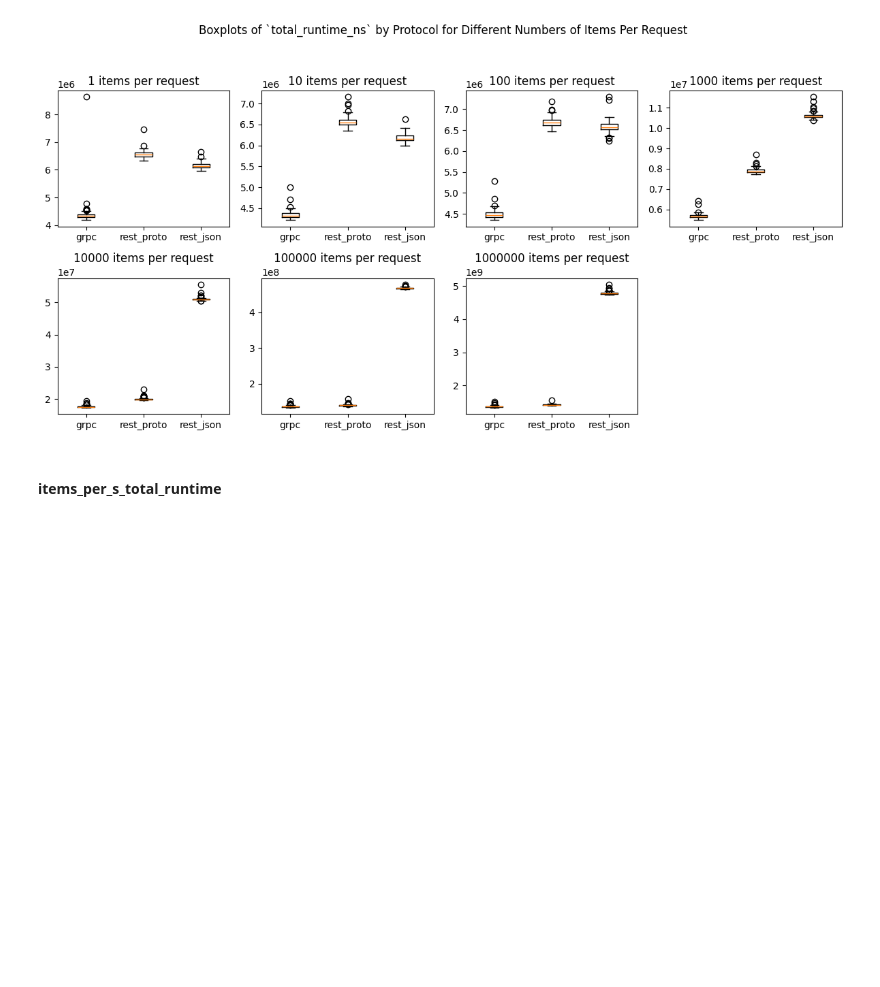
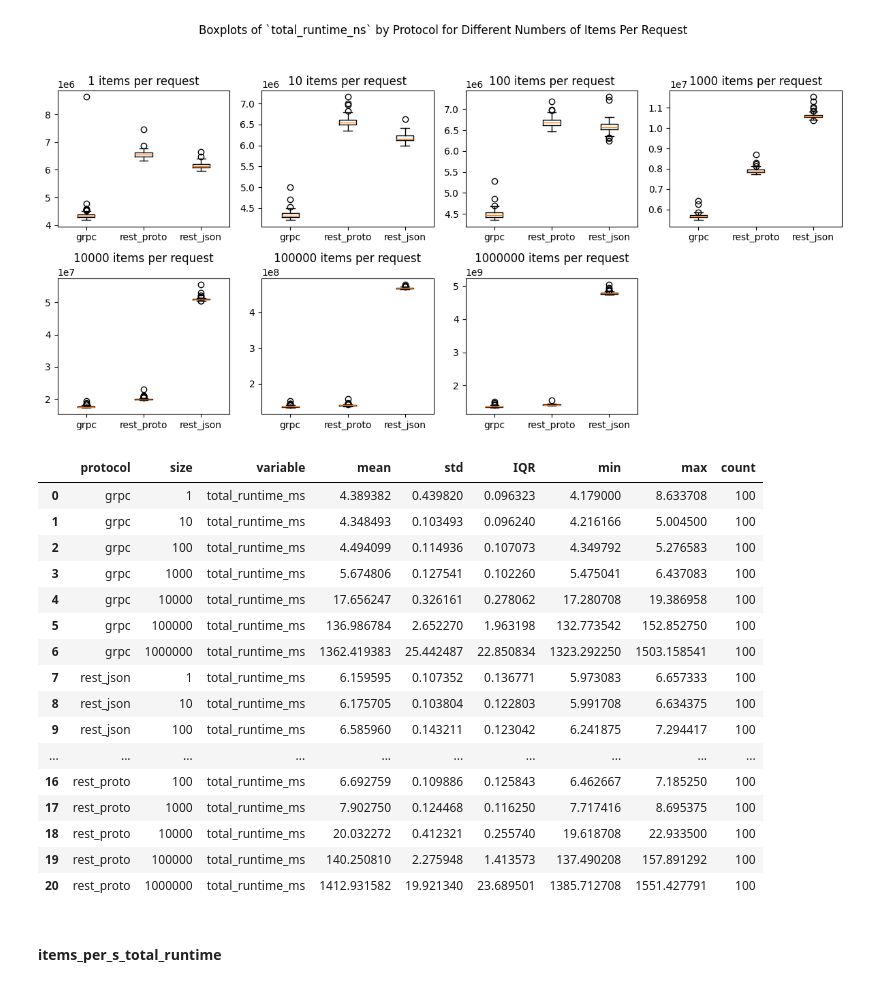
Before and after one commit to haochencoding/benchmark_grpc_proto_rest_json, a Jupyter notebook: data_analysis.ipynb, the cells around one changed output. Drawn from its saved outputs; the diff is of its cells as text; code cells hidden in the pictures; blank space fills up the shorter version.

```diff
--- a/data_analysis.ipynb
+++ b/data_analysis.ipynb
@@ -394,6 +395,26 @@ generate_desc_stats(df_latency, col='total_runtime_ns')
 boxplots_by_size(df_latency, col='total_runtime_ns')
 # %% [output]
 [figure]
+# %%
+generate_desc_stats(df_latency, col='total_runtime_ms')
+# %% [output]
+|  | protocol | size | variable | mean | std | IQR | min | max | count |
+| 0 | grpc | 1 | total_runtime_ms | 4.389382 | 0.439820 | 0.096323 | 4.179000 | 8.633708 | 100 |
+| 1 | grpc | 10 | total_runtime_ms | 4.348493 | 0.103493 | 0.096240 | 4.216166 | 5.004500 | 100 |
+| 2 | grpc | 100 | total_runtime_ms | 4.494099 | 0.114936 | 0.107073 | 4.349792 | 5.276583 | 100 |
+| 3 | grpc | 1000 | total_runtime_ms | 5.674806 | 0.127541 | 0.102260 | 5.475041 | 6.437083 | 100 |
+| 4 | grpc | 10000 | total_runtime_ms | 17.656247 | 0.326161 | 0.278062 | 17.280708 | 19.386958 | 100 |
+| 5 | grpc | 100000 | total_runtime_ms | 136.986784 | 2.652270 | 1.963198 | 132.773542 | 152.852750 | 100 |
+| 6 | grpc | 1000000 | total_runtime_ms | 1362.419383 | 25.442487 | 22.850834 | 1323.292250 | 1503.158541 | 100 |
+| 7 | rest_json | 1 | total_runtime_ms | 6.159595 | 0.107352 | 0.136771 | 5.973083 | 6.657333 | 100 |
+| 8 | rest_json | 10 | total_runtime_ms | 6.175705 | 0.103804 | 0.122803 | 5.991708 | 6.634375 | 100 |
+| 9 | rest_json | 100 | total_runtime_ms | 6.585960 | 0.143211 | 0.123042 | 6.241875 | 7.294417 | 100 |
+| ... | ... | ... | ... | ... | ... | ... | ... | ... | ... |
+| 16 | rest_proto | 100 | total_runtime_ms | 6.692759 | 0.109886 | 0.125843 | 6.462667 | 7.185250 | 100 |
+| 17 | rest_proto | 1000 | total_runtime_ms | 7.902750 | 0.124468 | 0.116250 | 7.717416 | 8.695375 | 100 |
+| 18 | rest_proto | 10000 | total_runtime_ms | 20.032272 | 0.412321 | 0.255740 | 19.618708 | 22.933500 | 100 |
+| 19 | rest_proto | 100000 | total_runtime_ms | 140.250810 | 2.275948 | 1.413573 | 137.490208 | 157.891292 | 100 |
+| 20 | rest_proto | 1000000 | total_runtime_ms | 1412.931582 | 19.921340 | 23.689501 | 1385.712708 | 1551.427791 | 100 |
 # %% [markdown]
 #### items_per_s_total_runtime
 # %%
```
Also changed, not shown: parts of 31 cells of this notebook.
